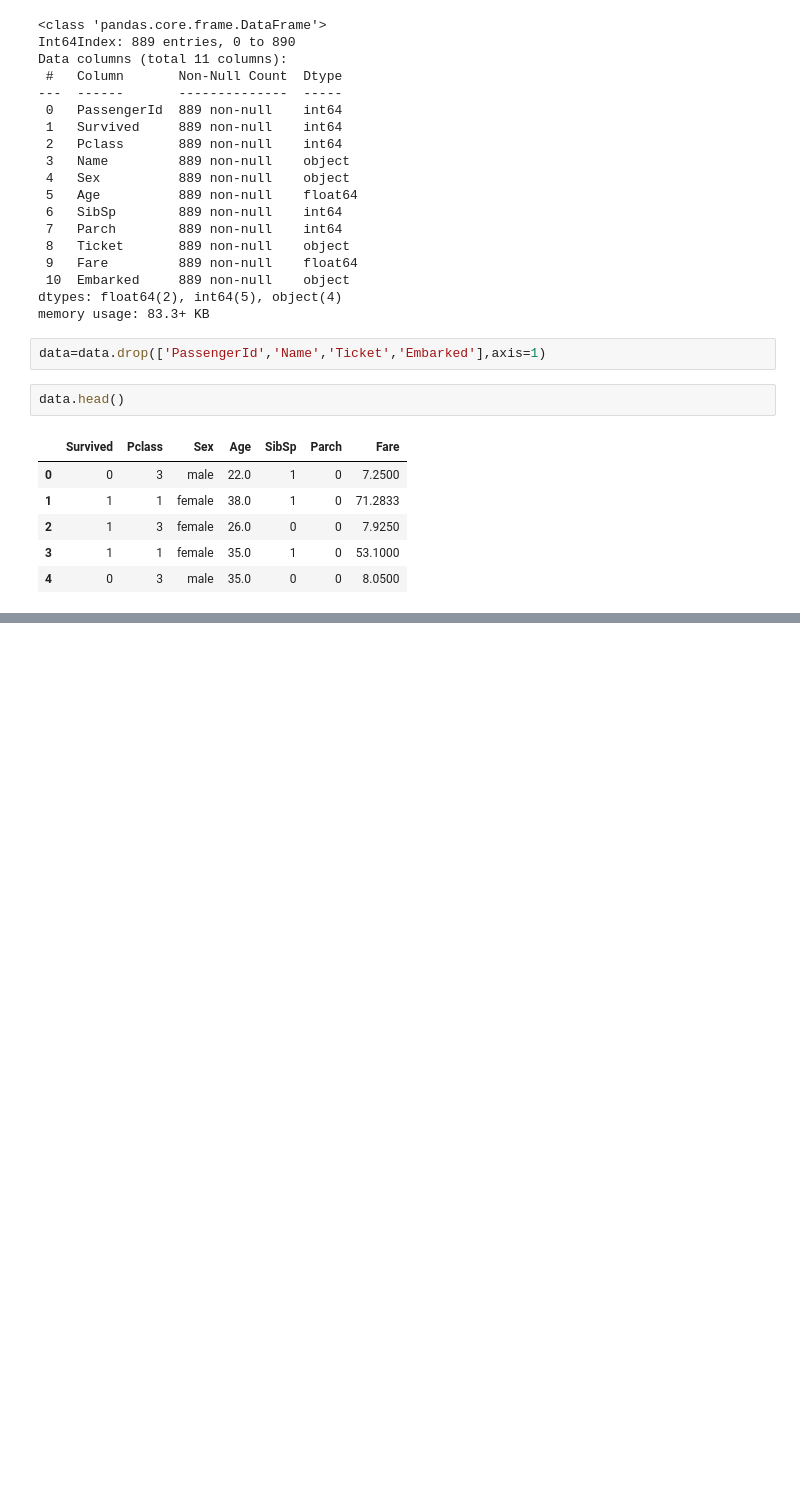
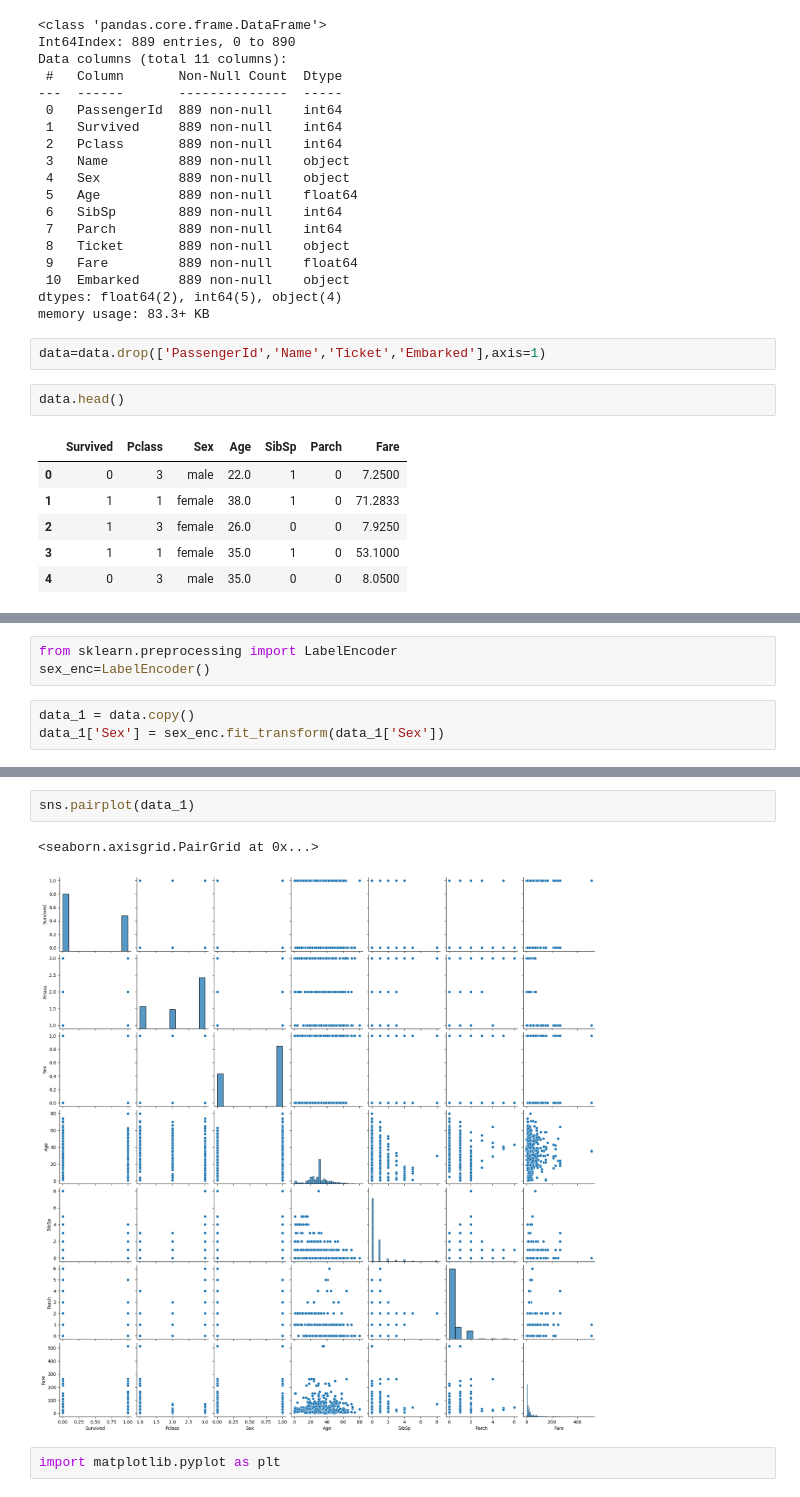
Before and after one commit to Greeshmashetty19/AIML_Project, a Jupyter notebook: Titanic_dataset.ipynb, the cells around one changed output, grey strips where cells are left out. Drawn from its saved outputs; the diff is of its cells as text; blank space fills up the shorter version.

```diff
--- a/Titanic_dataset.ipynb
+++ b/Titanic_dataset.ipynb
@@ -189,0 +194,6 @@ data.head()
+# %%
+from sklearn.preprocessing import LabelEncoder
+sex_enc=LabelEncoder()
+# %%
+data_1 = data.copy()
+data_1['Sex'] = sex_enc.fit_transform(data_1['Sex'])
@@ -189,0 +245,7 @@ data.head()
+# %%
+sns.pairplot(data_1)
+# %% [output]
+<seaborn.axisgrid.PairGrid at 0x...>
+[figure, added]
+# %%
+import matplotlib.pyplot as plt
```
Also changed, not shown: parts of 16 cells of this notebook.
